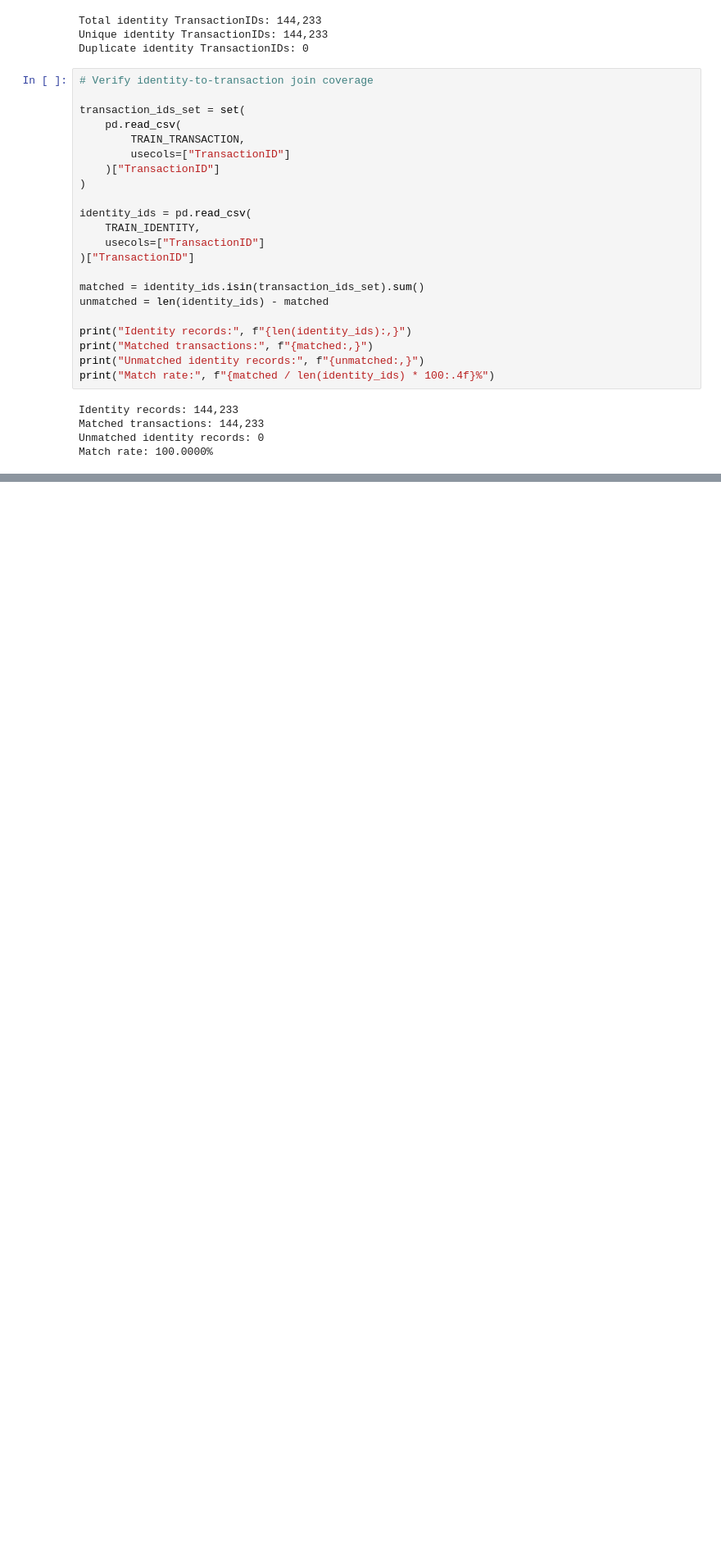
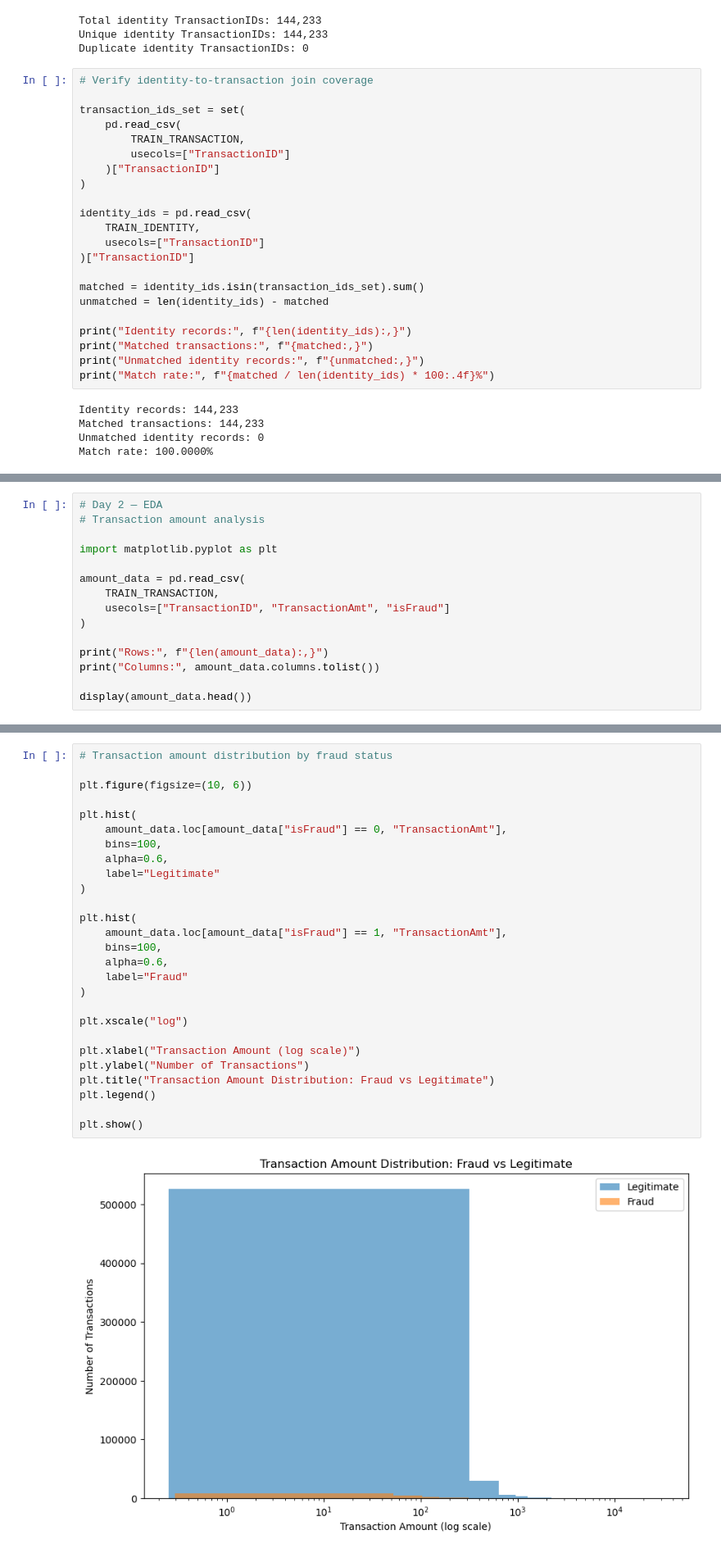
Before and after one commit to Ayushkumar20045/FraudGuard, a Jupyter notebook: notebooks/01_dataset_audit.ipynb, the cells around one changed output, grey strips where cells are left out. Shown at 82% size. Saved outputs shown, nothing was run; the diff lists cells and outputs as text; blank space fills up the shorter version.

Commit message:
Exploratory Data Analysis

```diff
--- a/notebooks/01_dataset_audit.ipynb
+++ b/notebooks/01_dataset_audit.ipynb
@@ -596,0 +639,15 @@ Match rate: 100.0000%
+# %%
+# Day 2 — EDA
+# Transaction amount analysis
+
+import matplotlib.pyplot as plt
+
+amount_data = pd.read_csv(
+    TRAIN_TRANSACTION,
+    usecols=["TransactionID", "TransactionAmt", "isFraud"]
+)
+
+print("Rows:", f"{len(amount_data):,}")
+print("Columns:", amount_data.columns.tolist())
+
+display(amount_data.head())
@@ -596,0 +710,29 @@ Match rate: 100.0000%
+# %%
+# Transaction amount distribution by fraud status
+
+plt.figure(figsize=(10, 6))
+
+plt.hist(
+    amount_data.loc[amount_data["isFraud"] == 0, "TransactionAmt"],
+    bins=100,
+    alpha=0.6,
+    label="Legitimate"
+)
+
+plt.hist(
+    amount_data.loc[amount_data["isFraud"] == 1, "TransactionAmt"],
+    bins=100,
+    alpha=0.6,
+    label="Fraud"
+)
+
+plt.xscale("log")
+
+plt.xlabel("Transaction Amount (log scale)")
+plt.ylabel("Number of Transactions")
+plt.title("Transaction Amount Distribution: Fraud vs Legitimate")
+plt.legend()
+
+plt.show()
+# %% [output]
+[figure, added]
```
Also changed, not shown: parts of 48 cells of this notebook, 1 other file.
